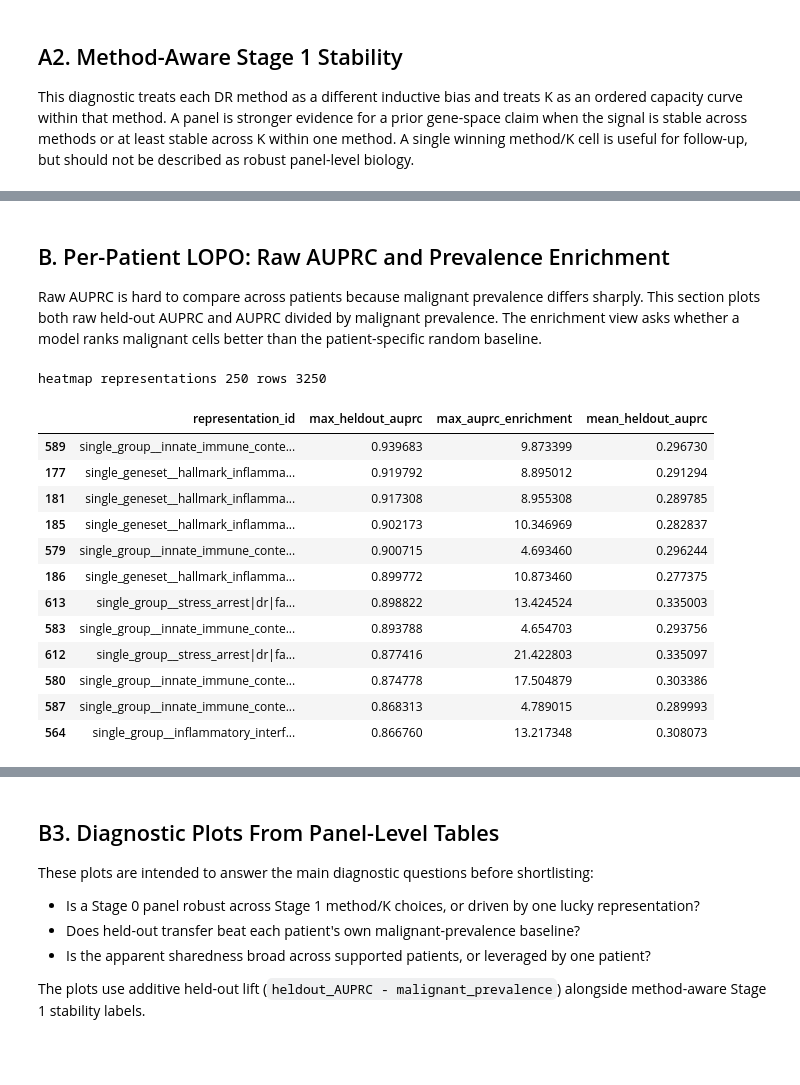
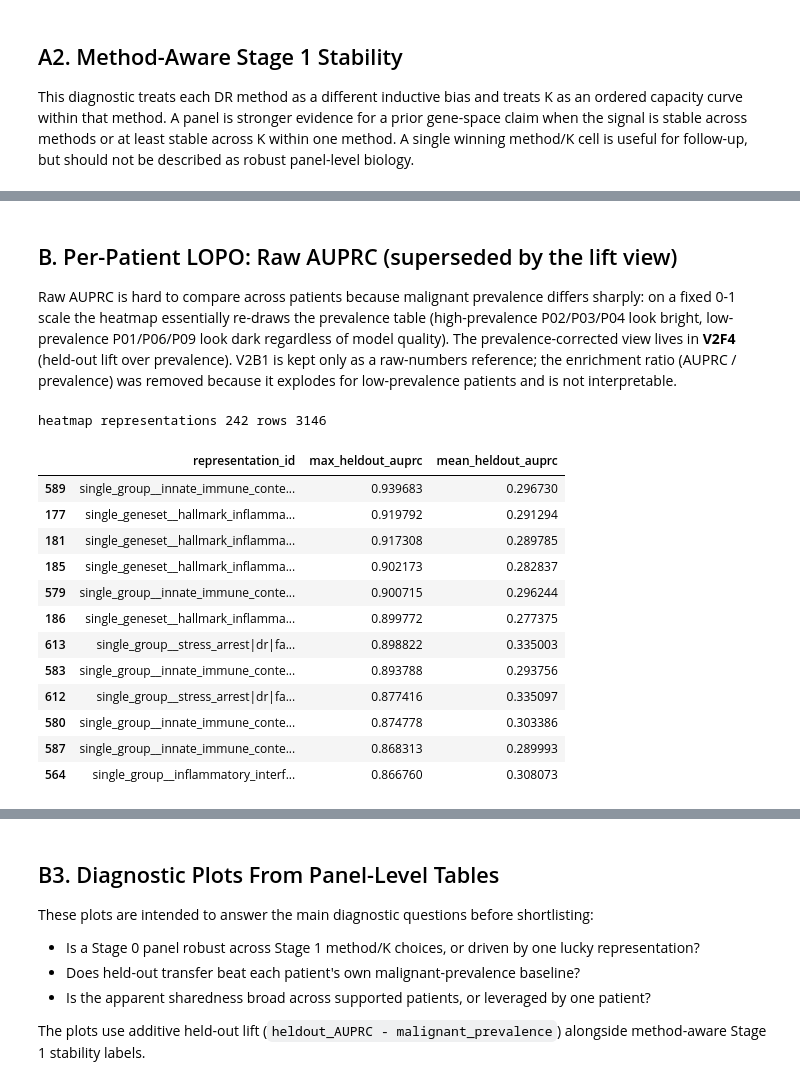
Before and after one commit to MinhangXu/sc_classification, a Jupyter notebook: scripts/mrd_stage0_2/notebooks/stage0_2/stage2_mrd_figure3_sharedness_suite_v2_jun4.ipynb, the cells around one changed output, grey strips where cells are left out. Cells and saved outputs as stored; diff of their text form; code cells hidden in the pictures; blank space fills up the shorter version.

```diff
--- a/scripts/mrd_stage0_2/notebooks/stage0_2/stage2_mrd_figure3_sharedness_suite_v2_jun4.ipynb
+++ b/scripts/mrd_stage0_2/notebooks/stage0_2/stage2_mrd_figure3_sharedness_suite_v2_jun4.ipynb
@@ -445,9 +445,9 @@ Wrote method-aware Stage 1 stability summaries:
 | 17 | single_geneset__hallmark_oxidativ... | oxidative phosphorylation | single_geneset_only | metabolism | 4 | ... |
 | 6 | single_geneset__hallmark_g2m_chec... | g2m checkpoint | single_geneset_only | cell_cycle | 4 | ... |
 # %% [markdown]
-## B. Per-Patient LOPO: Raw AUPRC and Prevalence Enrichment
+## B. Per-Patient LOPO: Raw AUPRC (superseded by the lift view)
 
-Raw AUPRC is hard to compare across patients because malignant prevalence differs sharply. This section plots both raw held-out AUPRC and AUPRC divided by malignant prevalence. The enrichment view asks whether a model ranks malignant cells better than the patient-specific random baseline.
+Raw AUPRC is hard to compare across patients because malignant prevalence differs sharply: on a fixed 0-1 scale the heatmap essentially re-draws the prevalence table (high-prevalence P02/P03/P04 look bright, low-prevalence P01/P06/P09 look dark regardless of model quality). The prevalence-corrected view lives in **V2F4** (held-out lift over prevalence). V2B1 is kept only as a raw-numbers reference; the enrichment ratio (AUPRC / prevalence) was removed because it explodes for low-prevalence patients and is not interpretable.
 # %%
 lopo_patient_best = select_regularization_rows(
     lopo_by_patient,
@@ -470,51 +470,47 @@ else:
     lopo_patient_best['malignant_prevalence'] = np.nan
     lopo_patient_best['normal_only'] = False
     lopo_patient_best['low_malignant_support'] = False
 
 lopo_patient_best['heldout_auprc'] = pd.to_numeric(lopo_patient_best['selected_metric_value'], errors='coerce')
-lopo_patient_best['auprc_enrichment'] = lopo_patient_best['heldout_auprc'] / lopo_patient_best['malignant_prevalence']
-lopo_patient_best.loc[~np.isfinite(lopo_patient_best['auprc_enrichment']), 'auprc_enrichment'] = np.nan
 lopo_patient_best = lopo_patient_best.merge(
     decision[['representation_id', 'lopo_auprc', 'discovery_auprc', 'short_panel_label', 'stage0_panel_type', 'biological_theme']],
     on='representation_id',
     how='left',
     suffixes=('', '_decision'),
 )
 lopo_patient_best['heatmap_label'] = lopo_patient_best['short_panel_label'].fillna(lopo_patient_best['stage0_panel_id'].map(shorten_panel_label))
 
 # Select rows that show either shared performance or patient-specific peaks.
 supported = lopo_patient_best.loc[~lopo_patient_best['normal_only'] & ~lopo_patient_best['low_malignant_support']].copy()
 peak_by_rep = supported.groupby('representation_id').agg(
     max_heldout_auprc=('heldout_auprc', 'max'),
-    max_auprc_enrichment=('auprc_enrichment', 'max'),
     mean_heldout_auprc=('heldout_auprc', 'mean'),
 ).reset_index()
 heatmap_reps = set(decision.sort_values('lopo_auprc', ascending=False).head(18)['representation_id'])
 heatmap_reps |= set(peak_by_rep.sort_values('max_heldout_auprc', ascending=False).head(18)['representation_id'])
-heatmap_reps |= set(peak_by_rep.sort_values('max_auprc_enrichment', ascending=False).head(18)['representation_id'])
 # Force examples discussed in chat if present.
 for pattern in ['il2_stat5', 'stress_arrest', 'interferon', 'antigen', 'cytokine']:
     heatmap_reps |= set(decision.loc[decision['stage0_panel_id'].astype(str).str.contains(pattern, case=False, na=False), 'representation_id'])
 
 heat = lopo_patient_best.loc[lopo_patient_best['representation_id'].isin(heatmap_reps)].copy()
 heat.to_csv(TABLE_DIR / 'v2_lopo_patient_best_regularization_long.csv', index=False)
 print('heatmap representations', heat['representation_id'].nunique(), 'rows', len(heat))
 display(peak_by_rep.sort_values('max_heldout_auprc', ascending=False).head(12))
 # %% [output]
-heatmap representations 250 rows 3250
+heatmap representations 242 rows 3146
-|  | representation_id | max_heldout_auprc | max_auprc_enrichment | mean_heldout_auprc |
-| 589 | single_group__innate_immune_conte... | 0.939683 | 9.873399 | 0.296730 |
-| 177 | single_geneset__hallmark_inflamma... | 0.919792 | 8.895012 | 0.291294 |
-| 181 | single_geneset__hallmark_inflamma... | 0.917308 | 8.955308 | 0.289785 |
-| 185 | single_geneset__hallmark_inflamma... | 0.902173 | 10.346969 | 0.282837 |
-| 579 | single_group__innate_immune_conte... | 0.900715 | 4.693460 | 0.296244 |
-| 186 | single_geneset__hallmark_inflamma... | 0.899772 | 10.873460 | 0.277375 |
-| 613 | single_group__stress_arrest|dr|fa... | 0.898822 | 13.424524 | 0.335003 |
-| 583 | single_group__innate_immune_conte... | 0.893788 | 4.654703 | 0.293756 |
-| 612 | single_group__stress_arrest|dr|fa... | 0.877416 | 21.422803 | 0.335097 |
-| 580 | single_group__innate_immune_conte... | 0.874778 | 17.504879 | 0.303386 |
-| 587 | single_group__innate_immune_conte... | 0.868313 | 4.789015 | 0.289993 |
-| 564 | single_group__inflammatory_interf... | 0.866760 | 13.217348 | 0.308073 |
+|  | representation_id | max_heldout_auprc | mean_heldout_auprc |
+| 589 | single_group__innate_immune_conte... | 0.939683 | 0.296730 |
+| 177 | single_geneset__hallmark_inflamma... | 0.919792 | 0.291294 |
+| 181 | single_geneset__hallmark_inflamma... | 0.917308 | 0.289785 |
+| 185 | single_geneset__hallmark_inflamma... | 0.902173 | 0.282837 |
+| 579 | single_group__innate_immune_conte... | 0.900715 | 0.296244 |
+| 186 | single_geneset__hallmark_inflamma... | 0.899772 | 0.277375 |
+| 613 | single_group__stress_arrest|dr|fa... | 0.898822 | 0.335003 |
+| 583 | single_group__innate_immune_conte... | 0.893788 | 0.293756 |
+| 612 | single_group__stress_arrest|dr|fa... | 0.877416 | 0.335097 |
+| 580 | single_group__innate_immune_conte... | 0.874778 | 0.303386 |
+| 587 | single_group__innate_immune_conte... | 0.868313 | 0.289993 |
+| 564 | single_group__inflammatory_interf... | 0.866760 | 0.308073 |
 # %%
 def clustered_matrix(df: pd.DataFrame, value_col: str) -> pd.DataFrame:
     mat = df.pivot_table(index='heatmap_label', columns='heldout_patient_id', values=value_col, aggfunc='mean')
```
Also changed, not shown: parts of 4 cells of this notebook, 2 other files.
